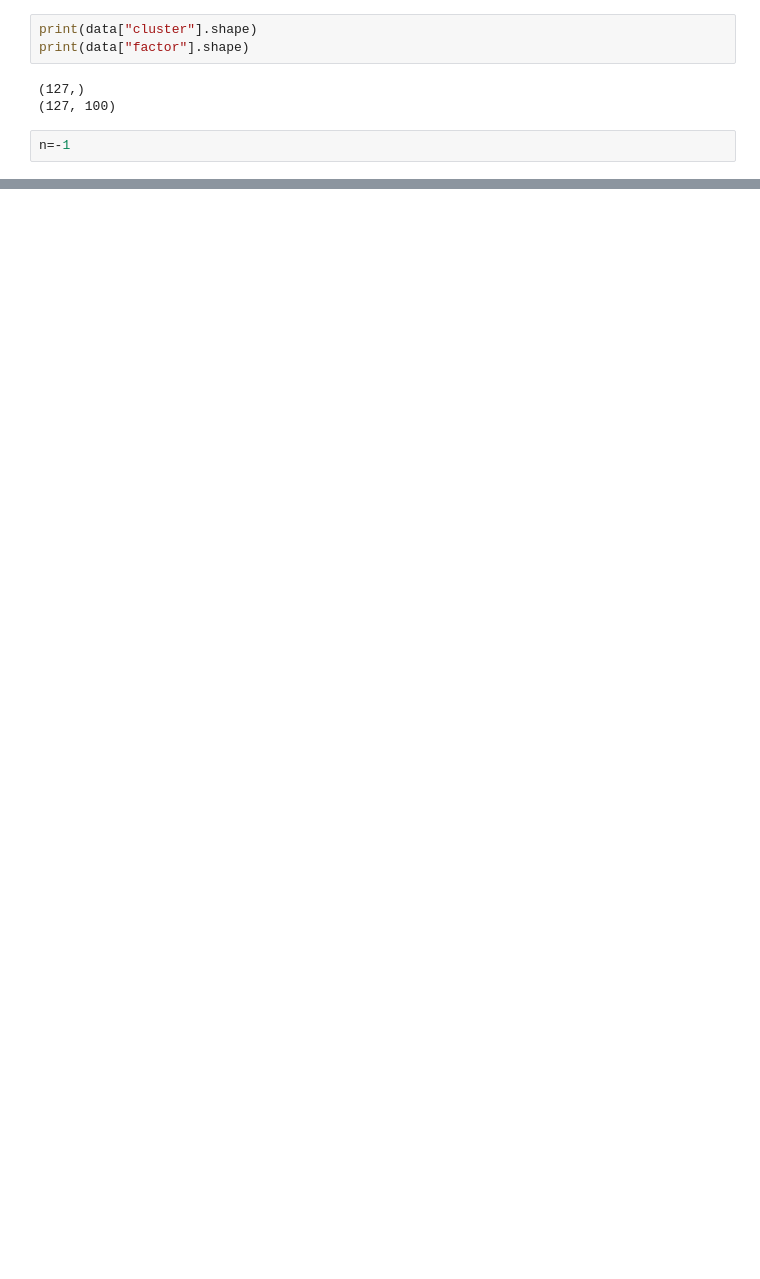
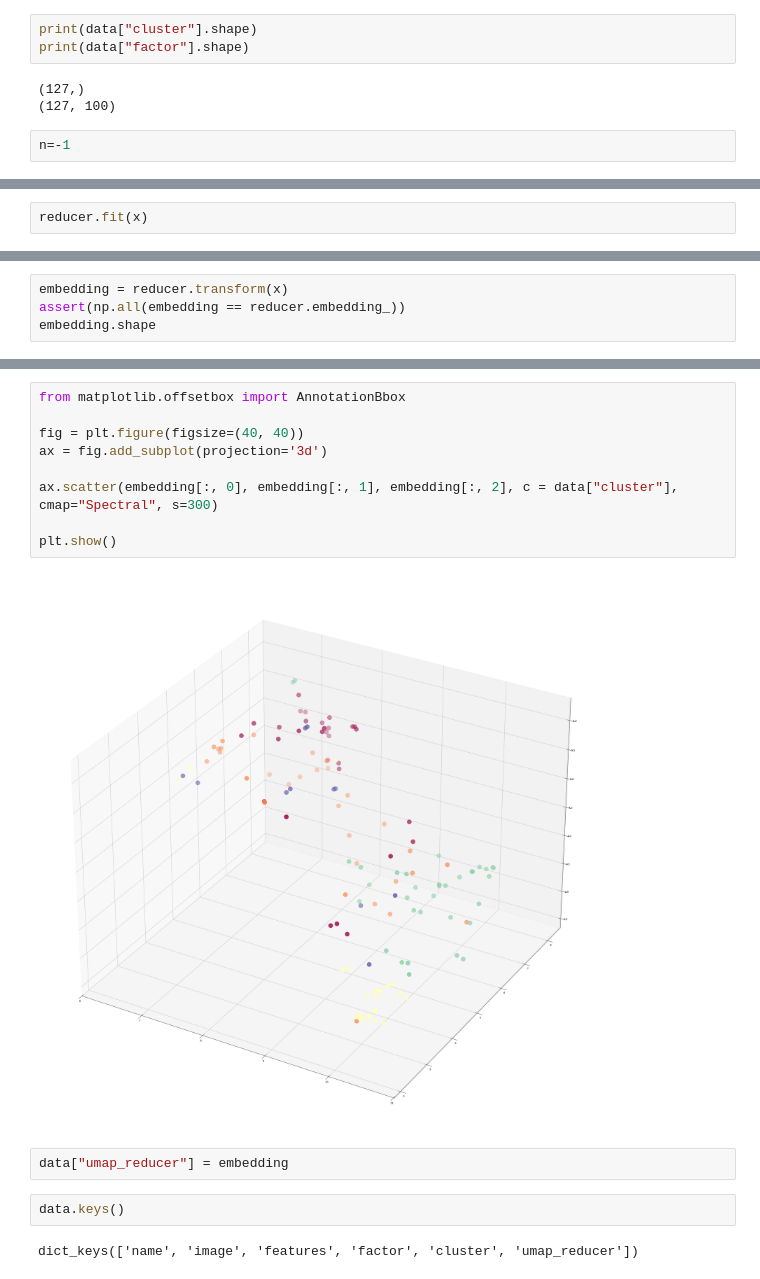
Before and after one commit to Austin-Paulraj/MS_Thesis, a Jupyter notebook: tester_code_files/test_method1_on_eyes.ipynb, the cells around one changed output, grey strips where cells are left out. Saved outputs shown, nothing was run; the diff lists cells and outputs as text; blank space fills up the shorter version.

```diff
--- a/tester_code_files/test_method1_on_eyes.ipynb
+++ b/tester_code_files/test_method1_on_eyes.ipynb
@@ -178,0 +324,2 @@ plt.show()
+# %%
+reducer.fit(x)
@@ -178,0 +328,4 @@ plt.show()
+# %%
+embedding = reducer.transform(x)
+assert(np.all(embedding == reducer.embedding_))
+embedding.shape
@@ -178,0 +385,17 @@ plt.show()
+# %%
+from matplotlib.offsetbox import AnnotationBbox
+
+fig = plt.figure(figsize=(40, 40))
+ax = fig.add_subplot(projection='3d')
+
+ax.scatter(embedding[:, 0], embedding[:, 1], embedding[:, 2], c = data["cluster"], cmap="Spectral", s=300)
+
+plt.show()
+# %% [output]
+[figure, added]
+# %%
+data["umap_reducer"] = embedding
+# %%
+data.keys()
+# %% [output]
+dict_keys(['name', 'image', 'features', 'factor', 'cluster', 'umap_reducer'])
```
Also changed, not shown: parts of 30 cells of this notebook, 1 other file.
